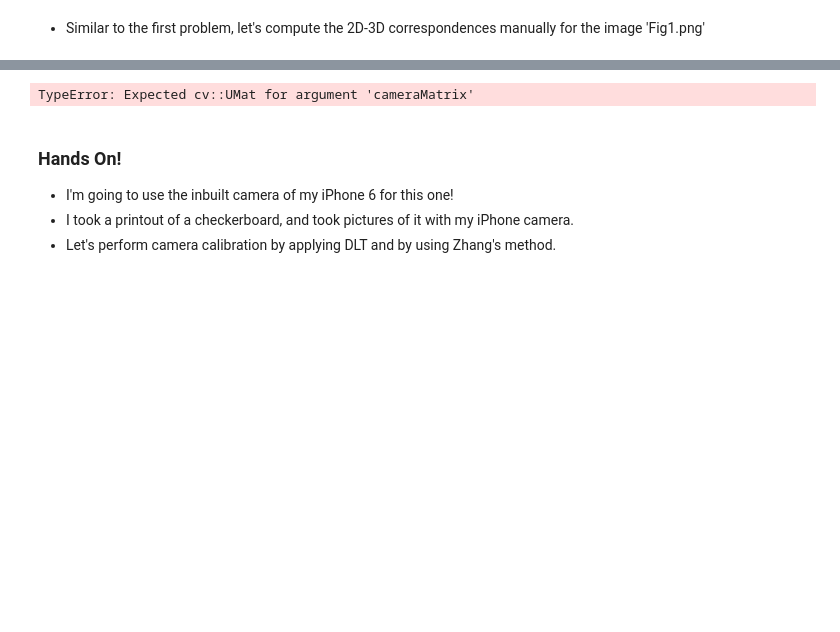
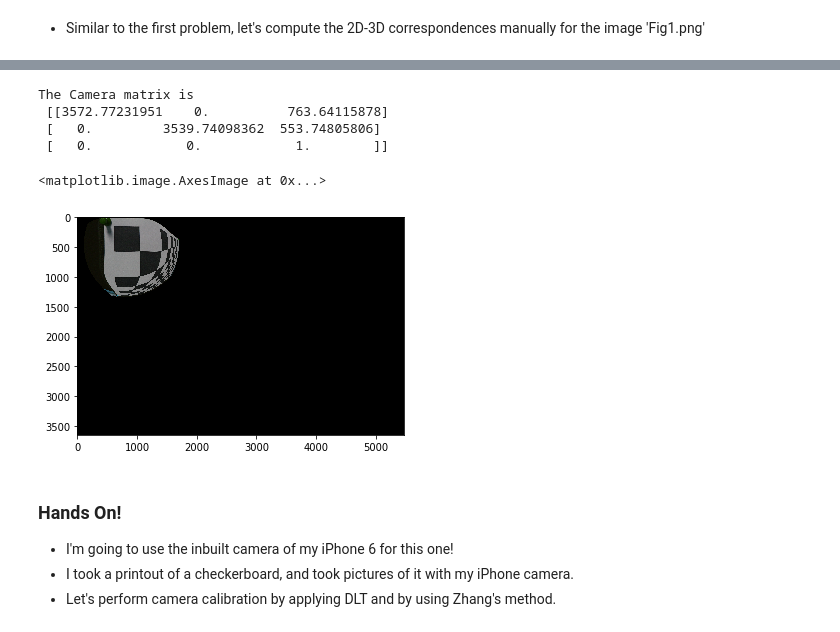
Before and after one commit to BonJovi1/Camera-Calibration, a Jupyter notebook: code.ipynb, the cells around one changed output, grey strips where cells are left out. Saved outputs shown, nothing was run; the diff lists cells and outputs as text; code cells hidden in the pictures; blank space fills up the shorter version.

Commit message:
undistortion complete

```diff
--- a/code.ipynb
+++ b/code.ipynb
@@ -576,11 +639,31 @@ print(worldcoo)
+# %%
+Proj = compute_DLT(worldcoo, imagecoo)
+H = Proj[:3,:3]
+Q, R = np.linalg.qr(np.linalg.inv(H))
+Rotation = Q.T
+K = np.linalg.inv(R)
+K = K/K[2,2]
+
+# K[1][2] = -1 * K[1][2]
+K[0][1] = 0
+with np.printoptions(suppress=True): print('The Camera matrix is \n', K)
+# %% [output]
+The Camera matrix is
+ [[3572.77231951    0.          763.64115878]
+ [   0.         3539.74098362  553.74805806]
+ [   0.            0.            1.        ]]
 # %%
-camera_matrix = temp
+# img_gray.shape[::-1]
 
-ret, mtx, dist, rvecs, tvecs = cv2.calibrateCamera([worldcoo], [imagecoo], img_gray.shape[::-1],
-                                                    camera_matrix, None, None,
+ret, mtx, dist, rvecs, tvecs = cv2.calibrateCamera([worldcoo], [imagecoo], (img1.shape[1], img1.shape[0]),
+                                                    K, None, None,
                                                     flags=(cv2.CALIB_USE_INTRINSIC_GUESS))
-# %% [output]
-TypeError: Expected cv::UMat for argument 'cameraMatrix'
+# %%
+img_undistorted = cv2.undistort(img1, mtx, dist)
+plt.imshow(img_undistorted)
+# %% [output]
+<matplotlib.image.AxesImage at 0x...>
+[figure, added]
 # %% [markdown]
 ### Hands On!
 - I'm going to use the inbuilt camera of my iPhone 6 for this one!
```
Also changed, not shown: parts of 28 cells of this notebook.
